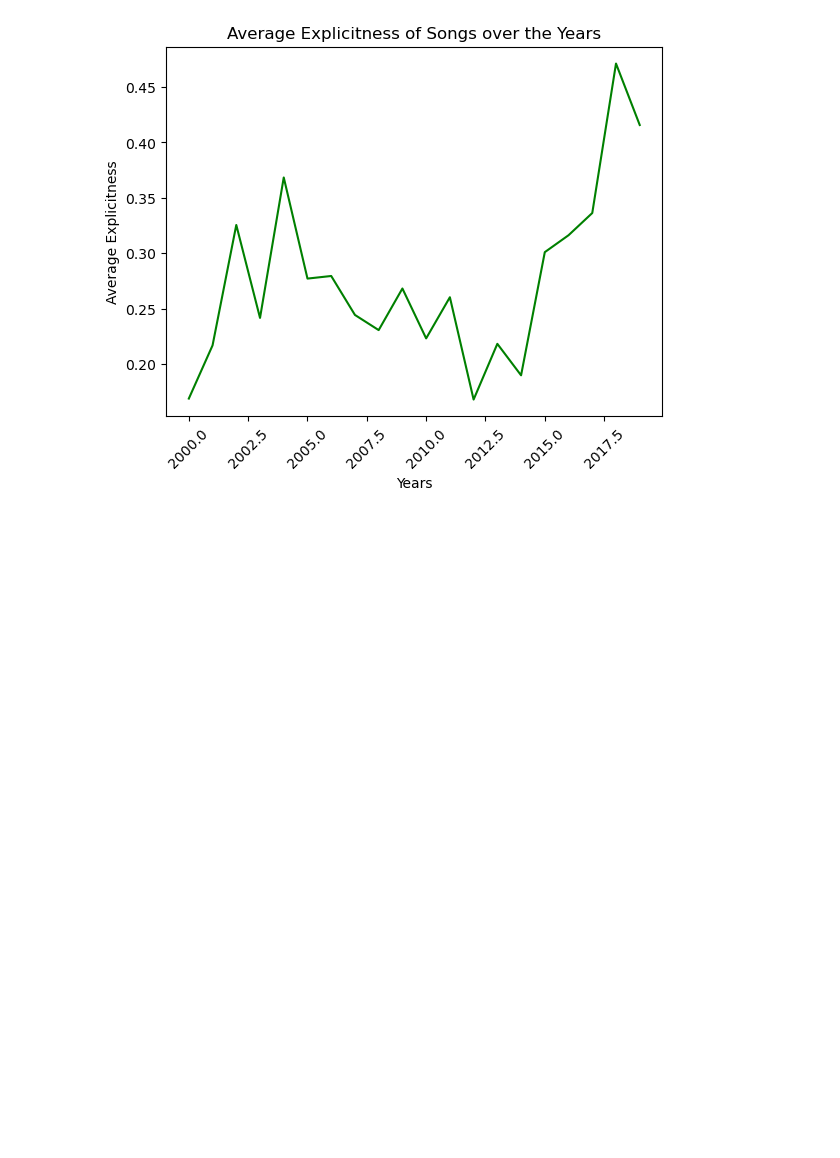
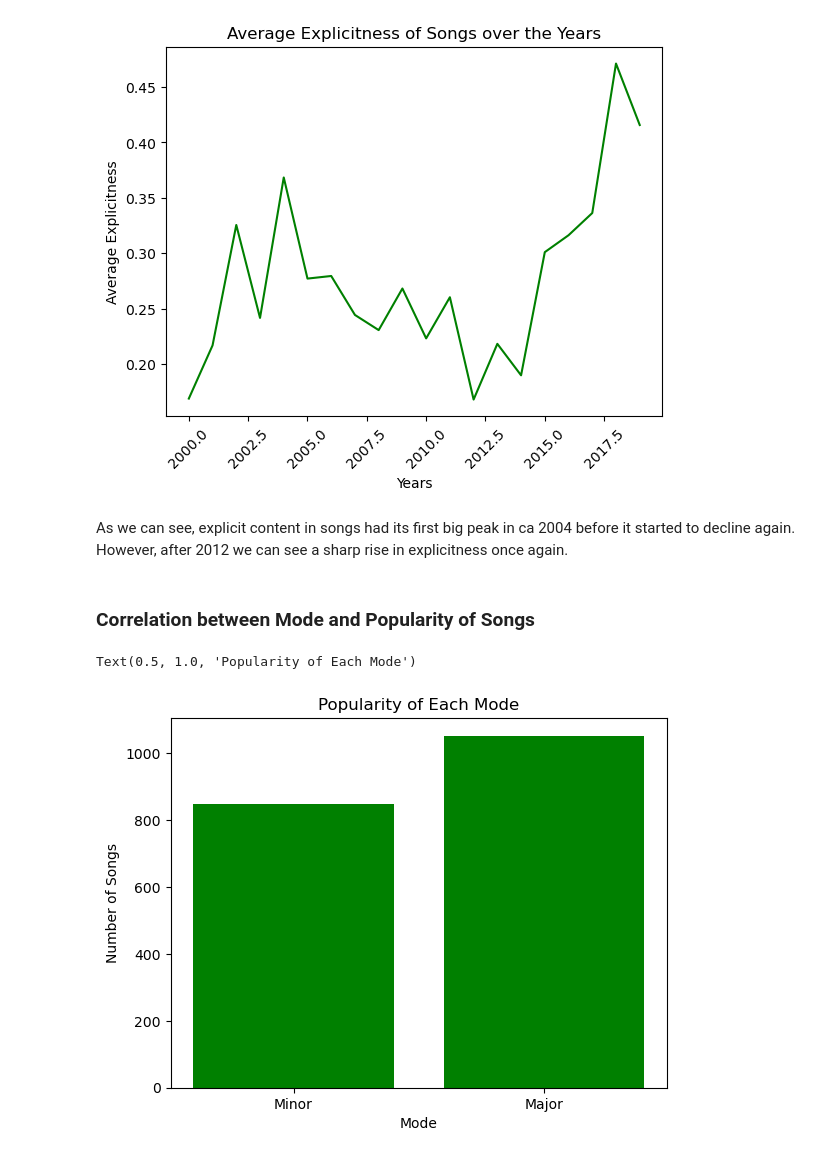
Before and after one commit to mduos/scipy_project_group_16, a Jupyter notebook: Spotify Analysis.ipynb, the cells around one changed output. Cells and saved outputs as stored; diff of their text form; code cells hidden in the pictures; blank space fills up the shorter version.

```diff
--- a/Spotify Analysis.ipynb
+++ b/Spotify Analysis.ipynb
@@ -213,3 +240,17 @@ plt.xticks(rotation=45)
 plt.show()
 # %% [output]
 [figure]
+# %% [markdown]
+As we can see, explicit content in songs had its first big peak in ca 2004 before it started to decline again. However, after 2012 we can see a sharp rise in explicitness once again.
+# %% [markdown]
+### Correlation between Mode and Popularity of Songs
+# %%
+popularityMode = df.groupby('mode').size().reset_index(name='count')
+popularityMode['mode'] = popularityMode['mode'].apply(lambda x: 'Major' if x == 1 else 'Minor')
+plt.bar(popularityMode['mode'], popularityMode['count'], color = 'green')
+plt.xlabel('Mode')
+plt.ylabel('Number of Songs')
+plt.title('Popularity of Each Mode')
+# %% [output]
+Text(0.5, 1.0, 'Popularity of Each Mode')
+[figure, added]
```
Also changed, not shown: parts of 11 cells of this notebook.
